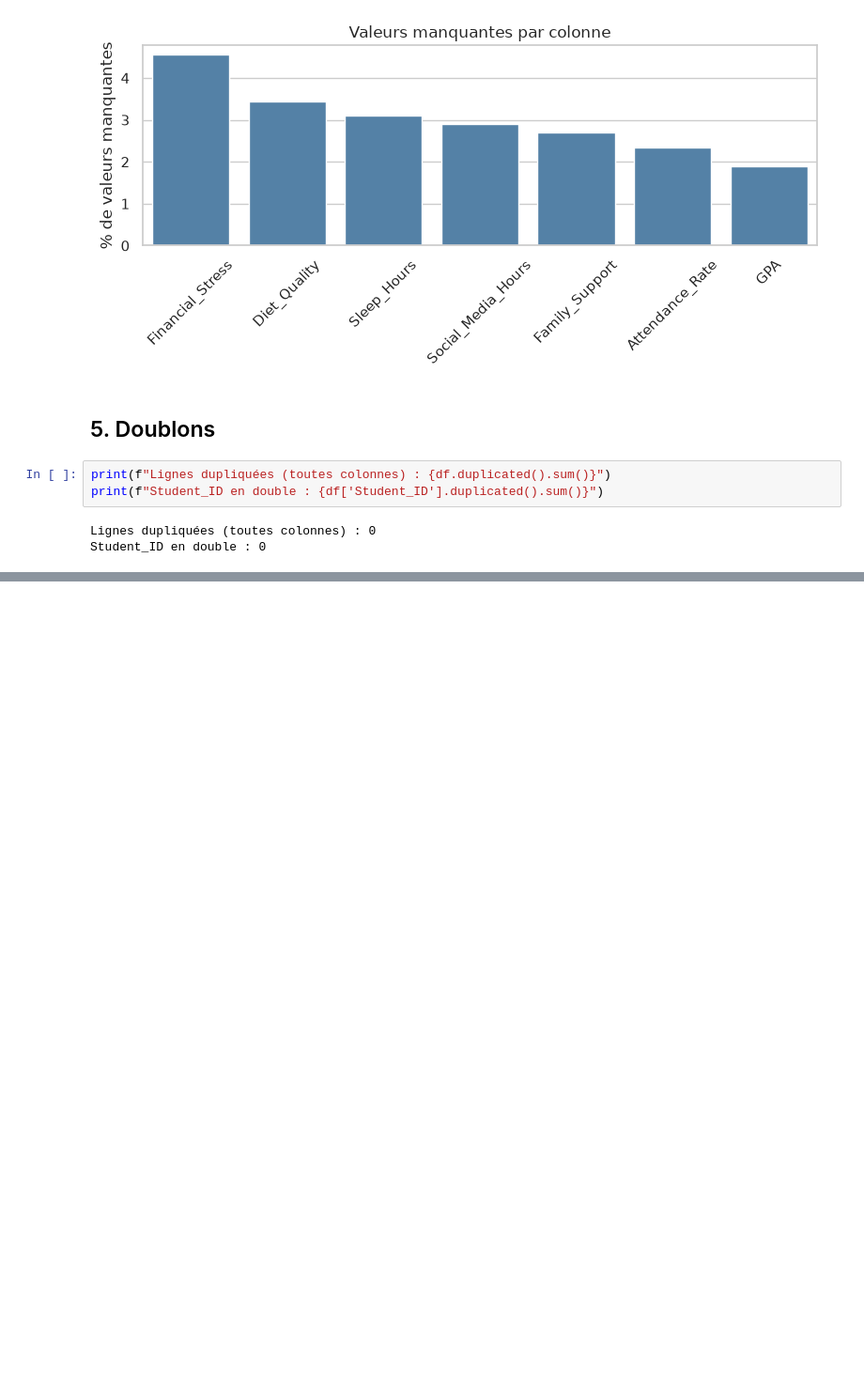
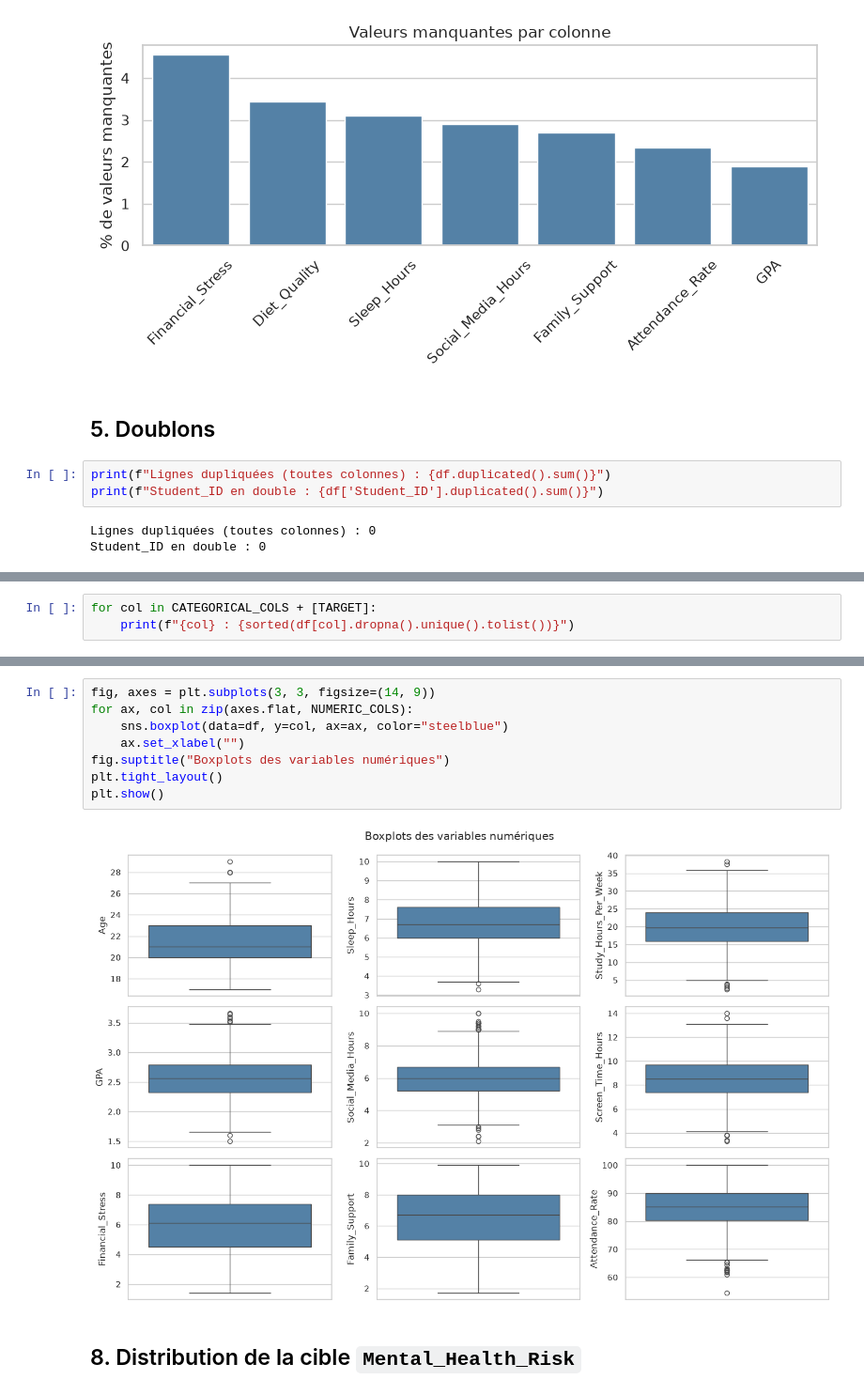
Before and after one commit to MohamedRahoumi/Pr-diction-du-risque-de-sant-mentale-chez-les-tudiants, a Jupyter notebook: notebooks/1-eda.ipynb, the cells around one changed output, grey strips where cells are left out. Shown at 94% size. Drawn from its saved outputs; the diff is of its cells as text; blank space fills up the shorter version.

```diff
--- a/notebooks/1-eda.ipynb
+++ b/notebooks/1-eda.ipynb
@@ -121,0 +124,3 @@ Student_ID en double : 0
+# %%
+for col in CATEGORICAL_COLS + [TARGET]:
+    print(f"{col} : {sorted(df[col].dropna().unique().tolist())}")
@@ -121,0 +153,12 @@ Student_ID en double : 0
+# %%
+fig, axes = plt.subplots(3, 3, figsize=(14, 9))
+for ax, col in zip(axes.flat, NUMERIC_COLS):
+    sns.boxplot(data=df, y=col, ax=ax, color="steelblue")
+    ax.set_xlabel("")
+fig.suptitle("Boxplots des variables numériques")
+plt.tight_layout()
+plt.show()
+# %% [output]
+[figure, added]
+# %% [markdown]
+## 8. Distribution de la cible `Mental_Health_Risk`
```
Also changed, not shown: parts of 4 cells of this notebook.
